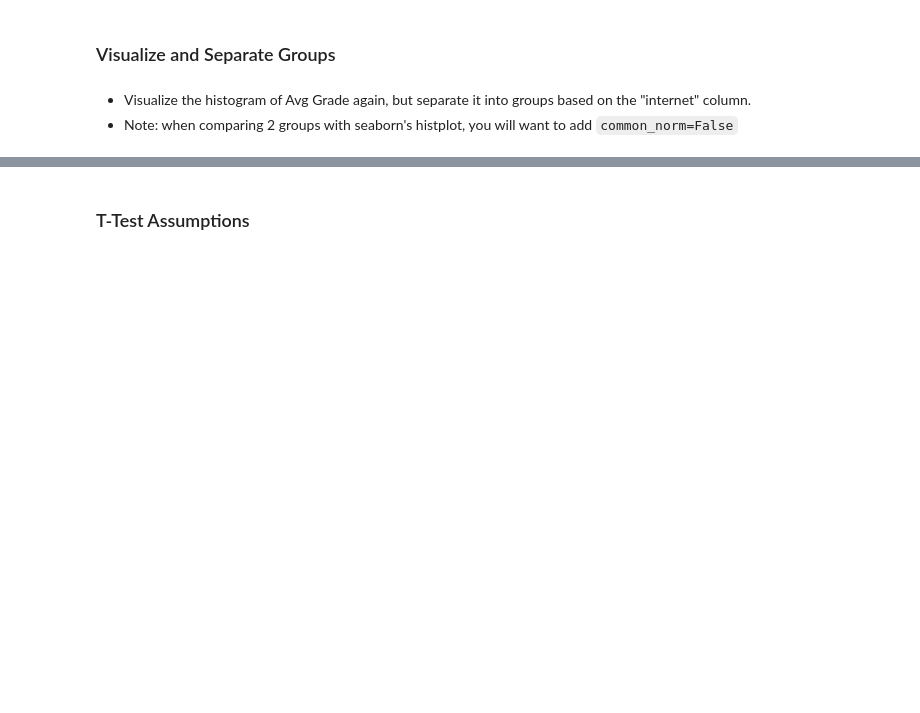
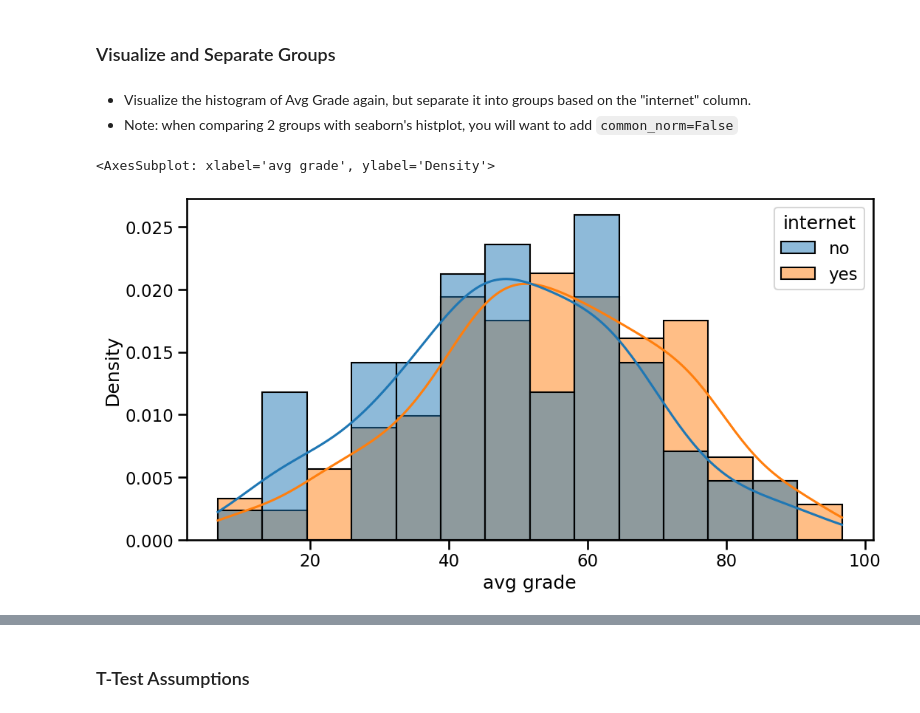
Before and after one commit to MileneCV/data-enrichment-wk15-lect01-codealong, a Jupyter notebook: PreClass - From Distributions to Hypothesis copy.ipynb, the cells around one changed output, grey strips where cells are left out. Drawn from its saved outputs; the diff is of its cells as text; code cells hidden in the pictures; blank space fills up the shorter version.

```diff
--- a/PreClass - From Distributions to Hypothesis copy.ipynb
+++ b/PreClass - From Distributions to Hypothesis copy.ipynb
@@ -91,7 +189,10 @@ pd.set_option('display.max_columns',100)
 - Note: when comparing 2 groups with seaborn's histplot, you will want to add `common_norm=False`
 # %%
 ## visualize the histobram of Avg Grade again, but separate it by "internet"
-sns.histplot(data=df, x='Avg Grade', hue='internet',common_norm=False,
+sns.histplot(data=df, x='avg grade', hue='internet',common_norm=False,
              stat='density',kde=True)
+# %% [output]
+<AxesSubplot: xlabel='avg grade', ylabel='Density'>
+[figure, added]
 # %%
 ## Plot a bar plot of the Avg Grade for students with internet vs those that do not have it
```
Also changed, not shown: parts of 31 cells of this notebook.
